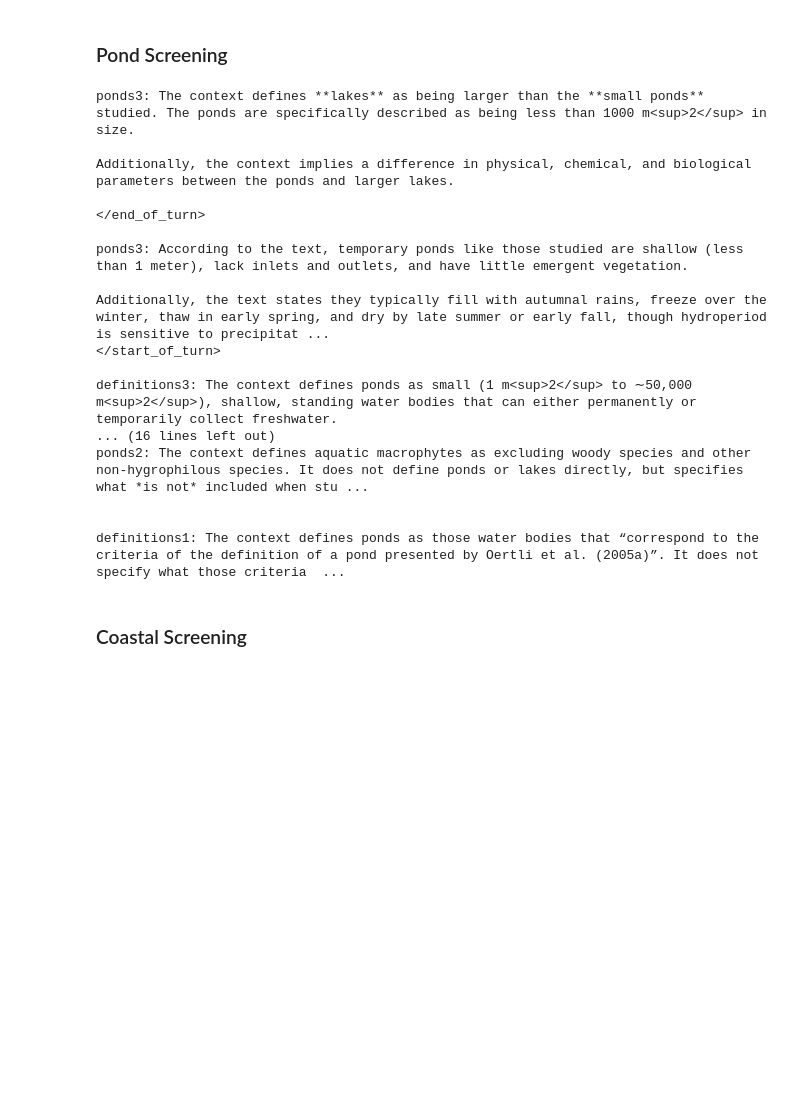
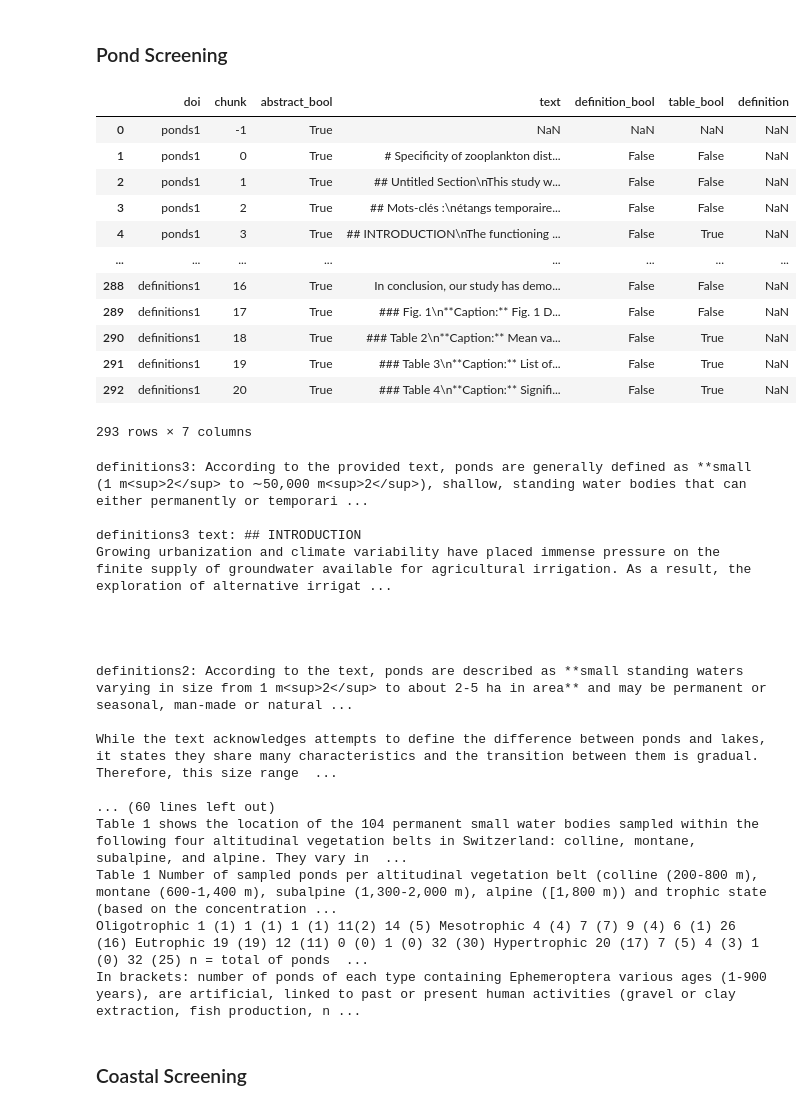
Before and after one commit to kevinqnb/systematic-review, a Jupyter notebook: examples/results.ipynb, the cells around one changed output. Cells and saved outputs as stored; diff of their text form; code cells hidden in the pictures; blank space fills up the shorter version.

```diff
--- a/examples/results.ipynb
+++ b/examples/results.ipynb
@@ -5,31 +5,52 @@ from systematic_review import *
 # %% [markdown]
 ### Pond Screening
 # %%
-fname = "../extraction/data/pond/pond_screening2.csv"
+fname = "../extraction/data/pond/pond_screening3.csv"
 df = pd.read_csv(fname, index_col=0)
+# %%
+df
+# %% [output]
+|  | doi | chunk | abstract_bool | text | definition_bool | table_bool | definition |
+| 0 | ponds1 | -1 | True | NaN | NaN | NaN | NaN |
+| 1 | ponds1 | 0 | True | # Specificity of zooplankton dist... | False | False | NaN |
+| 2 | ponds1 | 1 | True | ## Untitled Section\nThis study w... | False | False | NaN |
+| 3 | ponds1 | 2 | True | ## Mots-clés :\nétangs temporaire... | False | False | NaN |
+| 4 | ponds1 | 3 | True | ## INTRODUCTION\nThe functioning ... | False | True | NaN |
+| ... | ... | ... | ... | ... | ... | ... | ... |
+| 288 | definitions1 | 16 | True | In conclusion, our study has demo... | False | False | NaN |
+| 289 | definitions1 | 17 | True | ### Fig. 1\n**Caption:** Fig. 1 D... | False | False | NaN |
+| 290 | definitions1 | 18 | True | ### Table 2\n**Caption:** Mean va... | False | True | NaN |
+| 291 | definitions1 | 19 | True | ### Table 3\n**Caption:** List of... | False | True | NaN |
+| 292 | definitions1 | 20 | True | ### Table 4\n**Caption:** Signifi... | False | True | NaN |
+293 rows × 7 columns
 # %%
 defs = df.loc[df.definition_bool == True]
 for i in defs.index:
     print(f"{defs.loc[i, "doi"]}: {defs.loc[i, 'definition']}")
     print()
+    print(f"{defs.loc[i, "doi"]} text: {defs.loc[i, 'text']}")
+    print()
+    print()
+    print()
+    print()
 # %% [output]
-ponds3: The context defines **lakes** as being larger than the **small ponds** studied. The ponds are specifically described as being less than 1000 m<sup>2</sup> in size.
+definitions3: According to the provided text, ponds are generally defined as **small (1 m<sup>2</sup> to ∼50,000 m<sup>2</sup>), shallow, standing water bodies that can either permanently or temporari ...
 
-Additionally, the context implies a difference in physical, chemical, and biological parameters between the ponds and larger lakes.
-
-</end_of_turn>
-
-ponds3: According to the text, temporary ponds like those studied are shallow (less than 1 meter), lack inlets and outlets, and have little emergent vegetation.
-
-Additionally, the text states they typically fill with autumnal rains, freeze over the winter, thaw in early spring, and dry by late summer or early fall, though hydroperiod is sensitive to precipitat ...
-</start_of_turn>
-
-definitions3: The context defines ponds as small (1 m<sup>2</sup> to ∼50,000 m<sup>2</sup>), shallow, standing water bodies that can either permanently or temporarily collect freshwater.
-... (16 lines left out)
-ponds2: The context defines aquatic macrophytes as excluding woody species and other non-hygrophilous species. It does not define ponds or lakes directly, but specifies what *is not* included when stu ...
+definitions3 text: ## INTRODUCTION
+Growing urbanization and climate variability have placed immense pressure on the finite supply of groundwater available for agricultural irrigation. As a result, the exploration of alternative irrigat ...
 
 
-definitions1: The context defines ponds as those water bodies that “correspond to the criteria of the definition of a pond presented by Oertli et al. (2005a)”. It does not specify what those criteria  ...
+
+
+definitions2: According to the text, ponds are described as **small standing waters varying in size from 1 m<sup>2</sup> to about 2-5 ha in area** and may be permanent or seasonal, man-made or natural ...
+
+While the text acknowledges attempts to define the difference between ponds and lakes, it states they share many characteristics and the transition between them is gradual. Therefore, this size range  ...
+
+... (60 lines left out)
+Table 1 shows the location of the 104 permanent small water bodies sampled within the following four altitudinal vegetation belts in Switzerland: colline, montane, subalpine, and alpine. They vary in  ...
+Table 1 Number of sampled ponds per altitudinal vegetation belt (colline (200-800 m), montane (600-1,400 m), subalpine (1,300-2,000 m), alpine ([1,800 m)) and trophic state (based on the concentration ...
+Oligotrophic 1 (1) 1 (1) 1 (1) 11(2) 14 (5) Mesotrophic 4 (4) 7 (7) 9 (4) 6 (1) 26 (16) Eutrophic 19 (19) 12 (11) 0 (0) 1 (0) 32 (30) Hypertrophic 20 (17) 7 (5) 4 (3) 1 (0) 32 (25) n = total of ponds  ...
+In brackets: number of ponds of each type containing Ephemeroptera various ages (1-900 years), are artificial, linked to past or present human activities (gravel or clay extraction, fish production, n ...
 # %% [markdown]
 ### Coastal Screening
 # %%
```
Also changed, not shown: 2 other files.
